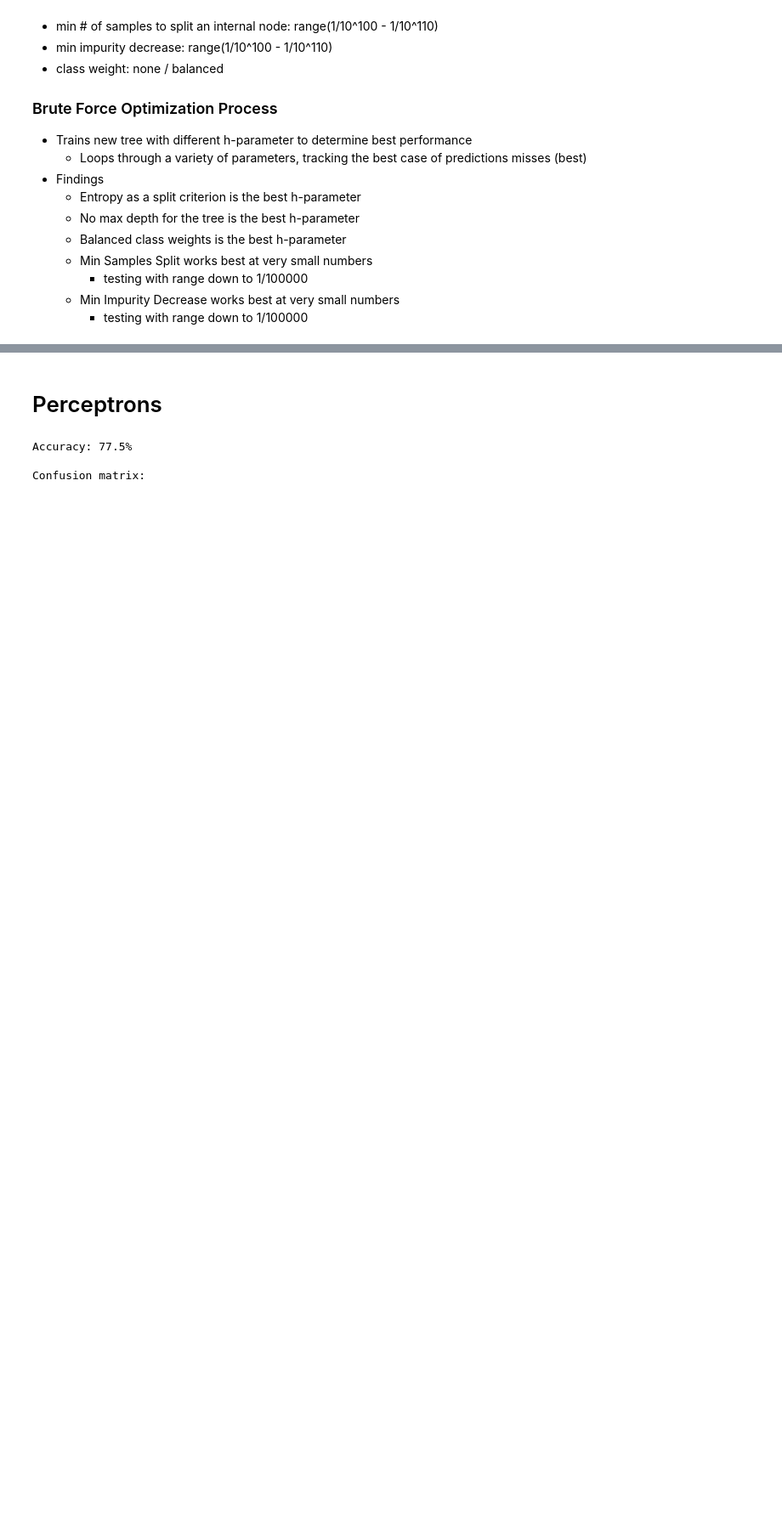
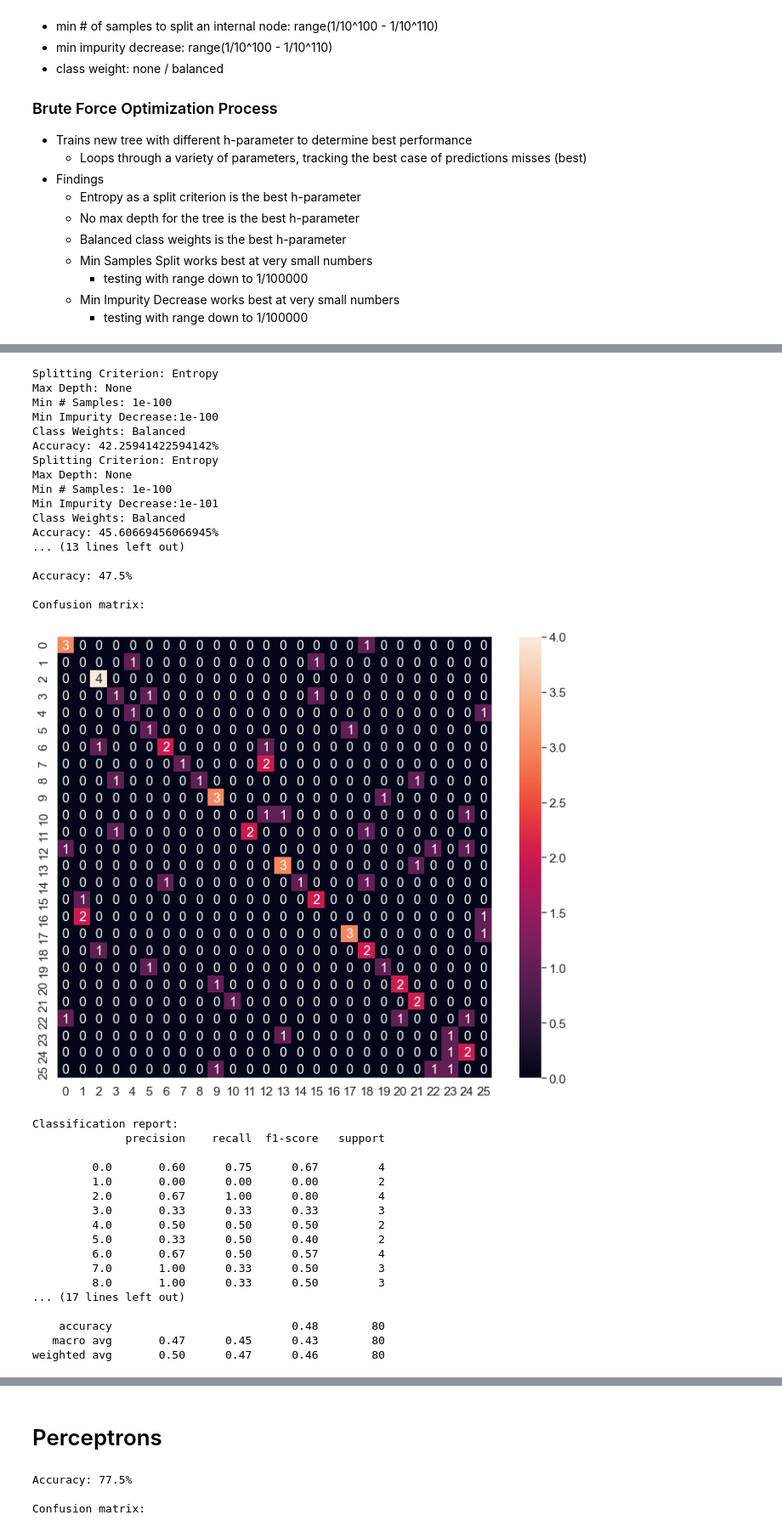
Before and after one commit to BryceHamilton/ML_Workbench, a Jupyter notebook: Assignment 1/MLbench.py.ipynb, the cells around one changed output, grey strips where cells are left out. Shown at 85% size. Saved outputs shown, nothing was run; the diff lists cells and outputs as text; code cells hidden in the pictures; blank space fills up the shorter version.

Commit message:
BestDT Func

```diff
--- a/Assignment 1/MLbench.py.ipynb
+++ b/Assignment 1/MLbench.py.ipynb
@@ -653,0 +484,39 @@ weighted avg       0.76      0.75      0.75       520
+# %%
+# Tree Optimization DS1
+BestDT1Report = runBestDT(x_train_1, y_train_1, x_test_1, y_test_1, data_1, 'Best-DT-DS1.csv')
+# %% [output]
+Splitting Criterion: Entropy
+Max Depth: None
+Min # Samples: 1e-100
+Min Impurity Decrease:1e-100
+Class Weights: Balanced
+Accuracy: 42.25941422594142%
+Splitting Criterion: Entropy
+Max Depth: None
+Min # Samples: 1e-100
+Min Impurity Decrease:1e-101
+Class Weights: Balanced
+Accuracy: 45.60669456066945%
+... (13 lines left out)
+
+Accuracy: 47.5%
+
+Confusion matrix:
+[figure, added]
+Classification report:
+              precision    recall  f1-score   support
+
+         0.0       0.60      0.75      0.67         4
+         1.0       0.00      0.00      0.00         2
+         2.0       0.67      1.00      0.80         4
+         3.0       0.33      0.33      0.33         3
+         4.0       0.50      0.50      0.50         2
+         5.0       0.33      0.50      0.40         2
+         6.0       0.67      0.50      0.57         4
+         7.0       1.00      0.33      0.50         3
+         8.0       1.00      0.33      0.50         3
+... (17 lines left out)
+
+    accuracy                           0.48        80
+   macro avg       0.47      0.45      0.43        80
+weighted avg       0.50      0.47      0.46        80
```
Also changed, not shown: parts of 6 cells of this notebook.
